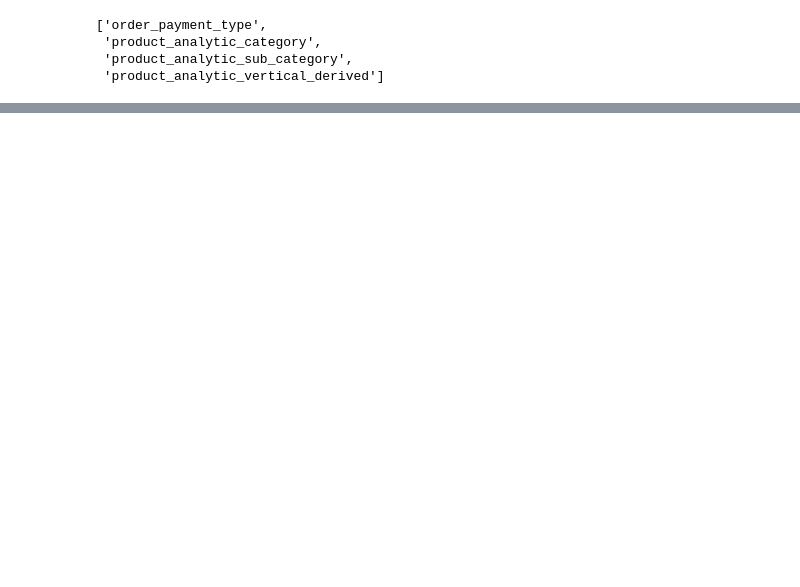
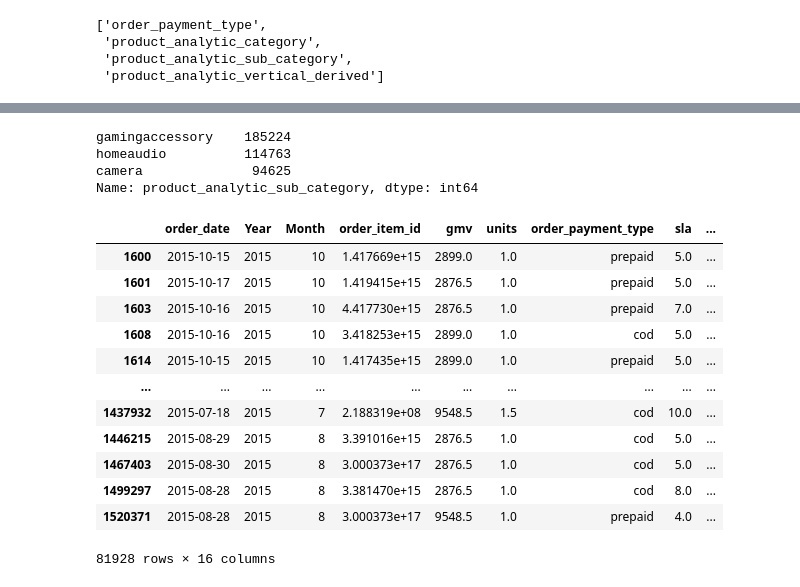
Before and after one commit to PrajsPrabs/UpgradBACaseStudy, a Jupyter notebook: EComm1.ipynb, the cells around one changed output, grey strips where cells are left out. Drawn from its saved outputs; the diff is of its cells as text; code cells hidden in the pictures; blank space fills up the shorter version.

```diff
--- a/EComm1.ipynb
+++ b/EComm1.ipynb
@@ -563,0 +568,3 @@ obj
+# %%
+EleData2.info()
+EleData2['order_date']=pd.to_datetime(EleData2['order_date']).dt.date
@@ -563,0 +589,6 @@ obj
+# %%
+# (pd.to_datetime(EleData2['order_date'])-pd.to_datetime('2015-07-01'))/7
+EleData2['week']=((pd.to_datetime(EleData2['order_date'])-pd.to_datetime('2015-07-01'))/7)
+EleData2['week']=EleData2['week'].apply(lambda x: x.days+1)
+EleData2.loc[:,['order_date','week']]
+EleData2.week.value_counts()
@@ -563,0 +613,4 @@ obj
+# %%
+# 2. Discounts
+EleData2['discount_per']=(((EleData2['product_mrp']-EleData2['gmv'])/EleData2['product_mrp'])*100).round(0)
+EleData2.discount_per
@@ -564,2 +630,44 @@ obj
+# %%
+# ProdList
+# Investment
+# MonthlyNPS
+# SalesCal
+# Ont2015
+# Ont2016
+
+EleData2.product_analytic_sub_category.value_counts()
+# %% [output]
+gamingaccessory    185224
+homeaudio          114763
+camera              94625
+Name: product_analytic_sub_category, dtype: int64
+# %%
+SalesCal.head(20)
+
+SalesCal1=pd.DataFrame(['2015-07-18','2015-07-19','2015-08-15','2015-08-16','2015-08-17','2015-08-28','2015-08-29','2015-08-30',
+                        '2015-10-15','2015-10-16','2015-10-17','2015-11-07','2015-11-08','2015-11-09','2015-11-10','2015-11-11','2015-11-12',
+                        '2015-11-13','2015-11-14','2015-12-25','2015-12-26','2015-12-27','2015-12-28','2015-12-29','2015-12-30','2015-12-31',
+                        '2016-01-01','2016-01-02','2016-01-03','2016-01-20','2016-01-21','2016-01-22','2016-02-01','2016-02-02','2016-02-20','2016-02-21',
+                       '2016-02-14','2016-02-15','2016-03-07','2016-03-08','2016-03-09','2016-05-25','2016-05-26','2016-05-27'])
+
+SalesCal1=SalesCal1[0].to_list()
+# %%
+EleData2['sale']=0
+EleData2.loc[EleData.order_date.isin(SalesCal1),'sale']=1
+EleData2.loc[EleData2.sale==1]
+# %% [output]
+|  | order_date | Year | Month | order_item_id | gmv | units | order_payment_type | sla | ... |
+| 1600 | 2015-10-15 | 2015 | 10 | 1.417669e+15 | 2899.0 | 1.0 | prepaid | 5.0 | ... |
+| 1601 | 2015-10-17 | 2015 | 10 | 1.419415e+15 | 2876.5 | 1.0 | prepaid | 5.0 | ... |
+| 1603 | 2015-10-16 | 2015 | 10 | 4.417730e+15 | 2876.5 | 1.0 | prepaid | 7.0 | ... |
+| 1608 | 2015-10-16 | 2015 | 10 | 3.418253e+15 | 2899.0 | 1.0 | cod | 5.0 | ... |
+| 1614 | 2015-10-15 | 2015 | 10 | 1.417435e+15 | 2899.0 | 1.0 | prepaid | 5.0 | ... |
+| ... | ... | ... | ... | ... | ... | ... | ... | ... | ... |
+| 1437932 | 2015-07-18 | 2015 | 7 | 2.188319e+08 | 9548.5 | 1.5 | cod | 10.0 | ... |
+| 1446215 | 2015-08-29 | 2015 | 8 | 3.391016e+15 | 2876.5 | 1.0 | cod | 5.0 | ... |
+| 1467403 | 2015-08-30 | 2015 | 8 | 3.000373e+17 | 2876.5 | 1.0 | cod | 5.0 | ... |
+| 1499297 | 2015-08-28 | 2015 | 8 | 3.381470e+15 | 2876.5 | 1.0 | cod | 8.0 | ... |
+| 1520371 | 2015-08-28 | 2015 | 8 | 3.000373e+17 | 9548.5 | 1.0 | prepaid | 4.0 | ... |
+81928 rows × 16 columns
 # %%
 # %% [output]
```
Also changed, not shown: parts of 18 cells of this notebook.
